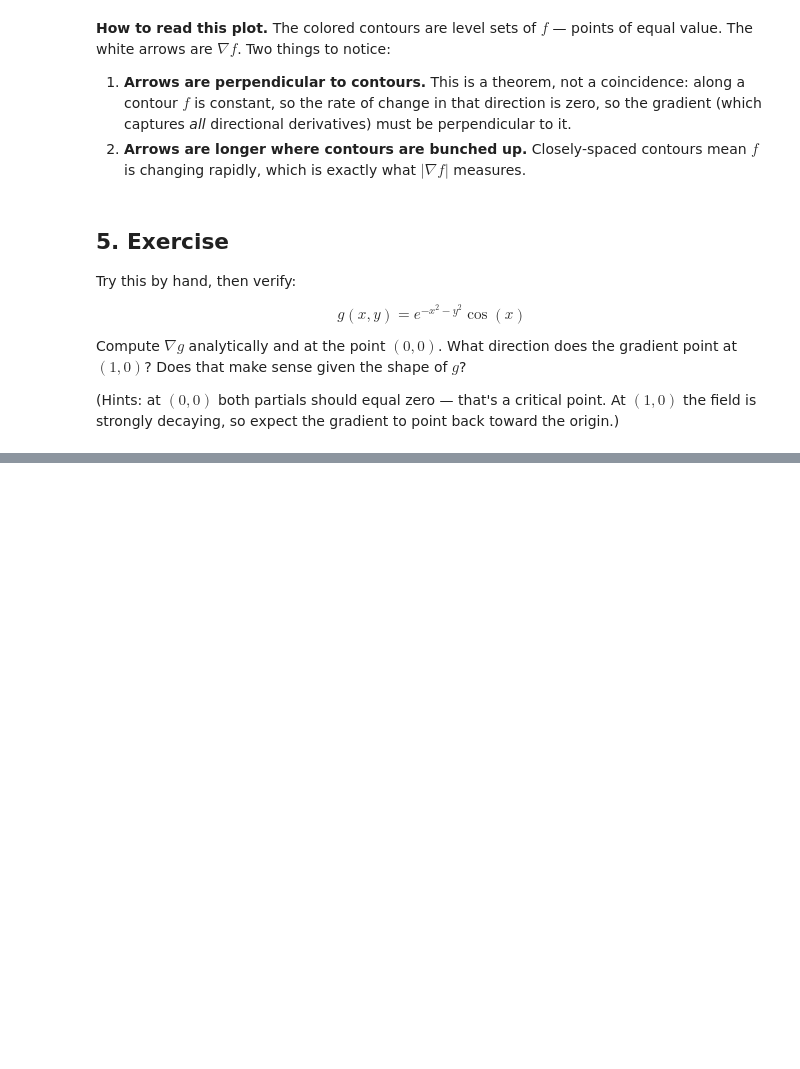
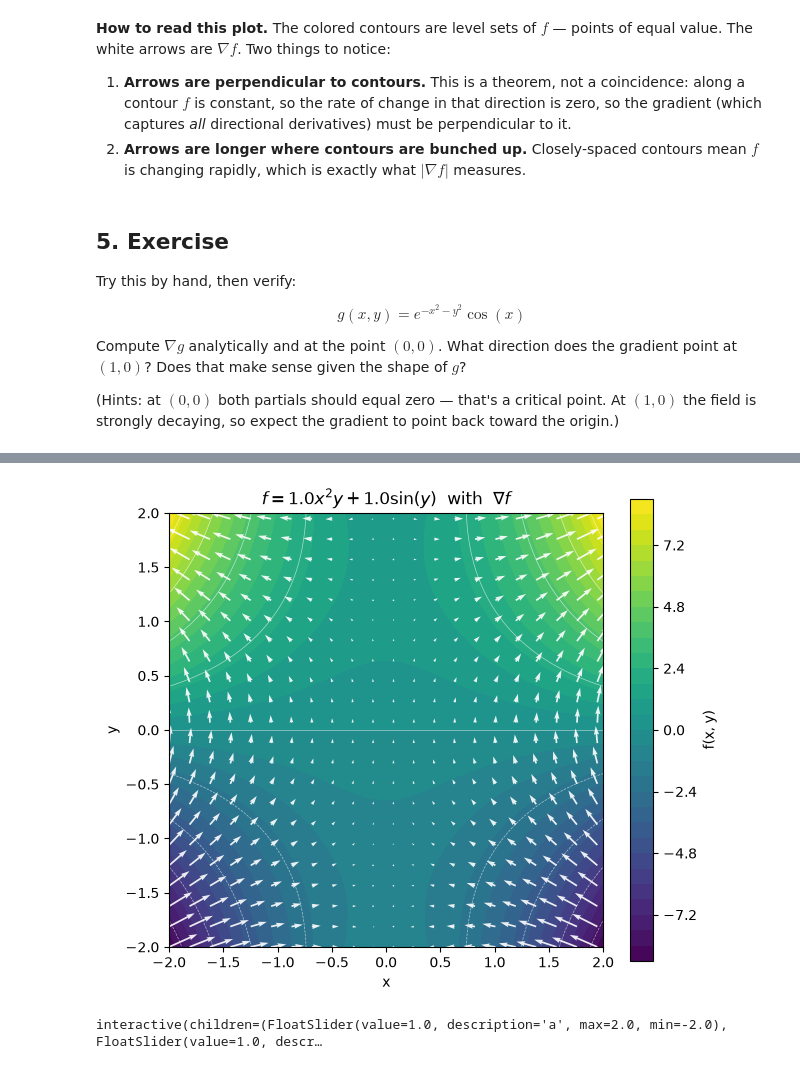
Before and after one commit to FinnTune/del-operator-viz, a Jupyter notebook: notebooks/01_gradient.ipynb, the cells around one changed output, grey strips where cells are left out. Saved outputs shown, nothing was run; the diff lists cells and outputs as text; code cells hidden in the pictures; blank space fills up the shorter version.

```diff
--- a/notebooks/01_gradient.ipynb
+++ b/notebooks/01_gradient.ipynb
@@ -136,0 +147,30 @@ back toward the origin.)
+# %%
+def show_gradient(a=1.0, b=1.0):
+    x_vals = np.linspace(-2, 2, 150)
+    y_vals = np.linspace(-2, 2, 150)
+    Xi, Yi = np.meshgrid(x_vals, y_vals)
+    dxi, dyi = x_vals[1] - x_vals[0], y_vals[1] - y_vals[0]
+
+    fi = a * Xi**2 * Yi + b * np.sin(Yi)
+    df_dx_i, df_dy_i = ops.gradient_2d(fi, dxi, dyi)
+
+    fig = viz.plot_scalar_with_gradient(
+        Xi, Yi, fi, df_dx_i, df_dy_i,
+        title=fr"$f = {a:.1f}x^2y + {b:.1f}\sin(y)$  with  $\nabla f$",
+        n_arrows=20,
+    )
+    plt.show()
+
+
+# Static baseline at (a, b) = (1, 1) -- matches the worked example above
+show_gradient()
+# %% [output]
+[figure, added]
+# %%
+interact(
+    show_gradient,
+    a=widgets.FloatSlider(value=1.0, min=-2.0, max=2.0, step=0.1, description="a"),
+    b=widgets.FloatSlider(value=1.0, min=-2.0, max=2.0, step=0.1, description="b"),
+);
+# %% [output]
+interactive(children=(FloatSlider(value=1.0, description='a', max=2.0, min=-2.0), FloatSlider(value=1.0, descr…
```
Also changed, not shown: parts of 3 cells of this notebook, 8 other files.
